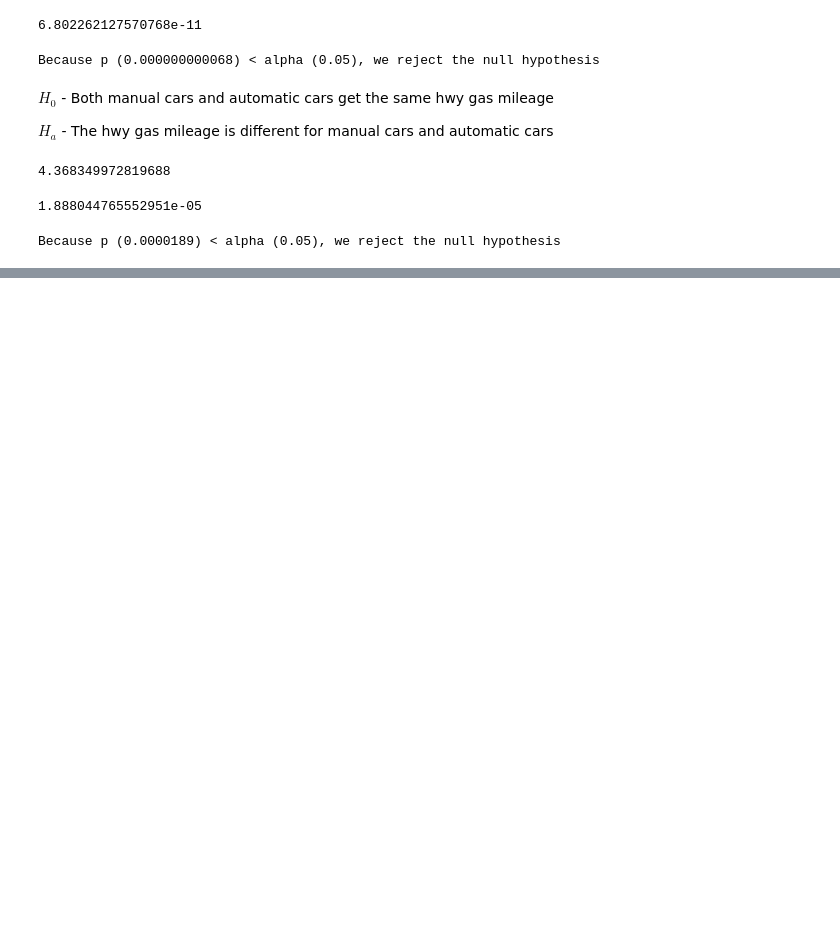
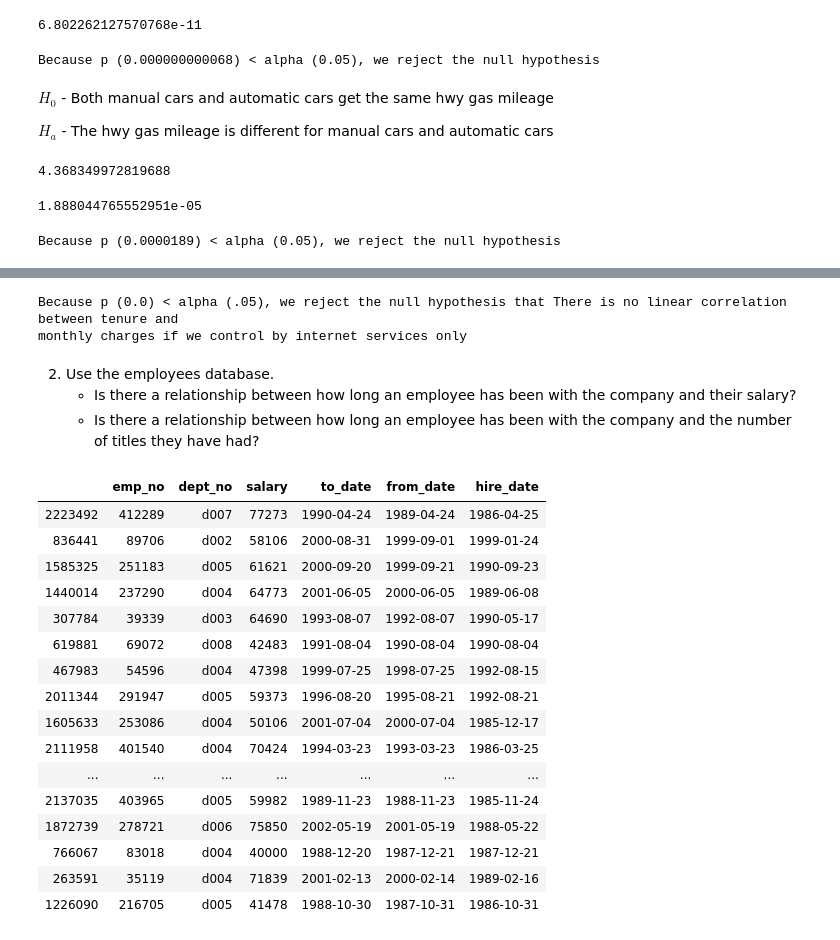
Before and after one commit to yvonneking1/statistics-exercises, a Jupyter notebook: hypothesis_testing.ipynb, the cells around one changed output, grey strips where cells are left out. Cells and saved outputs as stored; diff of their text form; code cells hidden in the pictures; blank space fills up the shorter version.

```diff
--- a/hypothesis_testing.ipynb
+++ b/hypothesis_testing.ipynb
@@ -241,0 +359,46 @@ Because p (0.0000189) < alpha (0.05), we reject the null hypothesis
+# %%
+print(f'''
+Because p ({p}) < alpha (.05), we reject the null hypothesis that There is no linear correlation between tenure and
+monthly charges if we control by internet services only
+''')
+# %% [output]
+Because p (0.0) < alpha (.05), we reject the null hypothesis that There is no linear correlation between tenure and
+monthly charges if we control by internet services only
+# %% [markdown]
+2. Use the employees database.
+    - Is there a relationship between how long an employee has been with the company and their salary?
+    - Is there a relationship between how long an employee has been with the company and the number of titles they have had?
+# %%
+url = get_db_url("employees")
+# %%
+query ='''SELECT emp_no,
+dept_no,
+salary,
+salaries.to_date,
+salaries.from_date,
+hire_date
+FROM salaries
+JOIN dept_emp USING(emp_no)
+JOIN employees USING(emp_no);'''
+# %%
+emp_salaries = pd.read_sql(query, url)
+# %%
+emp_salaries.sample(100)
+# %% [output]
+|  | emp_no | dept_no | salary | to_date | from_date | hire_date |
+| 2223492 | 412289 | d007 | 77273 | 1990-04-24 | 1989-04-24 | 1986-04-25 |
+| 836441 | 89706 | d002 | 58106 | 2000-08-31 | 1999-09-01 | 1999-01-24 |
+| 1585325 | 251183 | d005 | 61621 | 2000-09-20 | 1999-09-21 | 1990-09-23 |
+| 1440014 | 237290 | d004 | 64773 | 2001-06-05 | 2000-06-05 | 1989-06-08 |
+| 307784 | 39339 | d003 | 64690 | 1993-08-07 | 1992-08-07 | 1990-05-17 |
+| 619881 | 69072 | d008 | 42483 | 1991-08-04 | 1990-08-04 | 1990-08-04 |
+| 467983 | 54596 | d004 | 47398 | 1999-07-25 | 1998-07-25 | 1992-08-15 |
+| 2011344 | 291947 | d005 | 59373 | 1996-08-20 | 1995-08-21 | 1992-08-21 |
+| 1605633 | 253086 | d004 | 50106 | 2001-07-04 | 2000-07-04 | 1985-12-17 |
+| 2111958 | 401540 | d004 | 70424 | 1994-03-23 | 1993-03-23 | 1986-03-25 |
+| ... | ... | ... | ... | ... | ... | ... |
+| 2137035 | 403965 | d005 | 59982 | 1989-11-23 | 1988-11-23 | 1985-11-24 |
+| 1872739 | 278721 | d006 | 75850 | 2002-05-19 | 2001-05-19 | 1988-05-22 |
+| 766067 | 83018 | d004 | 40000 | 1988-12-20 | 1987-12-21 | 1987-12-21 |
+| 263591 | 35119 | d004 | 71839 | 2001-02-13 | 2000-02-14 | 1989-02-16 |
+| 1226090 | 216705 | d005 | 41478 | 1988-10-30 | 1987-10-31 | 1986-10-31 |
```
Also changed, not shown: parts of 86 cells of this notebook.
